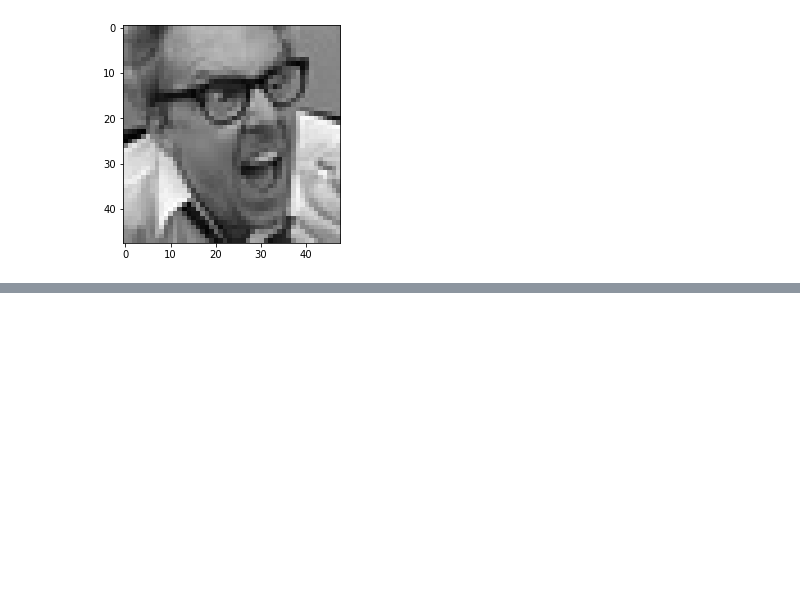
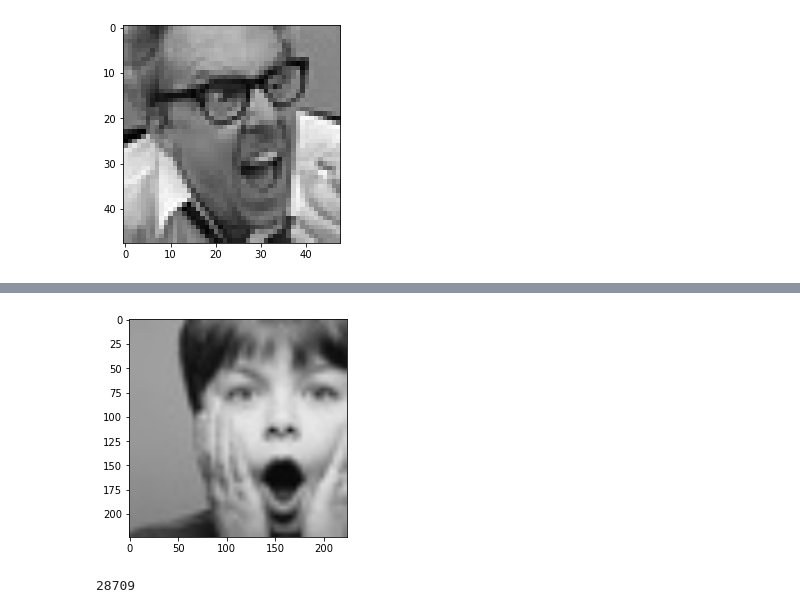
Before and after one commit to dsilva1397/Auto-PLaylist-Generation-using-Facial-Emotions, a Jupyter notebook: Face-Recongnizer.ipynb, the cells around one changed output, grey strips where cells are left out. Saved outputs shown, nothing was run; the diff lists cells and outputs as text; code cells hidden in the pictures; blank space fills up the shorter version.

Commit message:
Data Preparation

```diff
--- a/Face-Recongnizer.ipynb
+++ b/Face-Recongnizer.ipynb
@@ -18,0 +39,7 @@ plt.imshow(img_array)
+# %%
+img_size = 224      #Since i am Using Transfer Learning.
+new_array = cv2.resize(img_array, (img_size, img_size))
+plt.imshow(cv2.cvtColor(new_array, cv2.COLOR_BGR2RGB))
+plt.show()
+# %% [output]
+[figure, added]
@@ -18,0 +62,4 @@ plt.imshow(img_array)
+# %%
+print(len(training_data))
+# %% [output]
+28709
```
Also changed, not shown: parts of 10 cells of this notebook.
